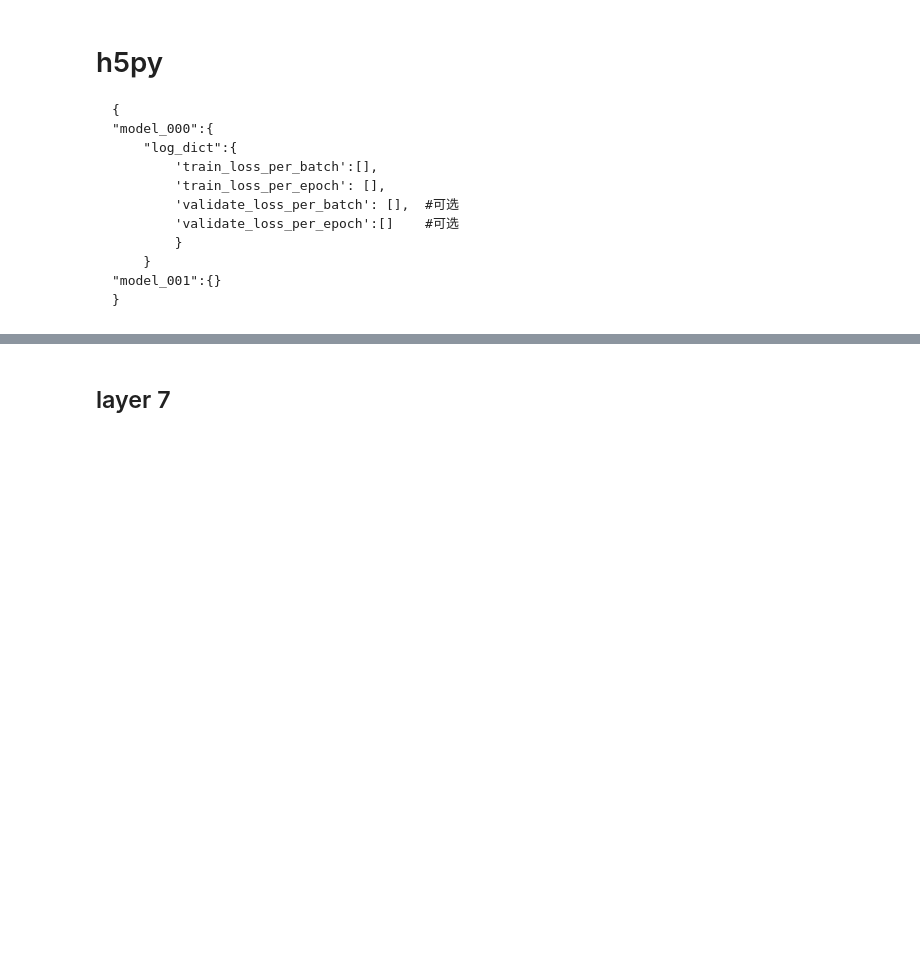
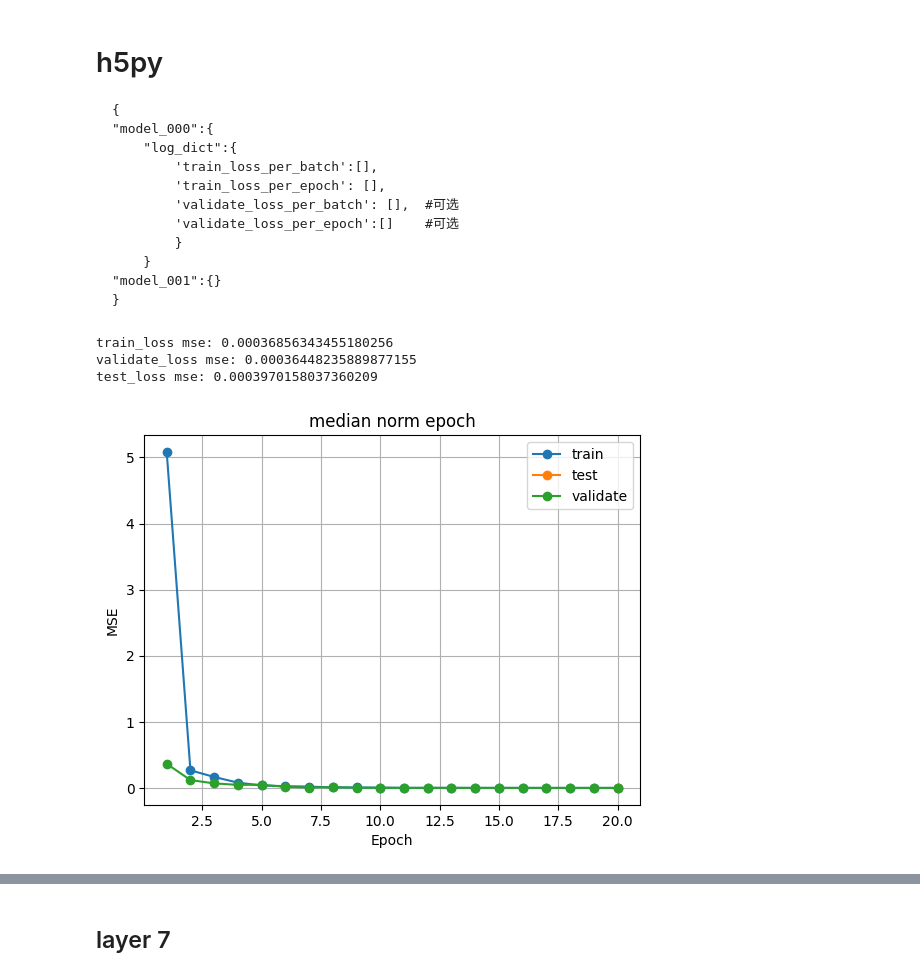
Before and after one commit to Tinrry/anderson, a Jupyter notebook: model_test.ipynb, the cells around one changed output, grey strips where cells are left out. Drawn from its saved outputs; the diff is of its cells as text; code cells hidden in the pictures; blank space fills up the shorter version.

```diff
--- a/model_test.ipynb
+++ b/model_test.ipynb
@@ -46,28 +27,34 @@ np.array(c_h5['anderson'][0,:, 0,0]), np.array(c_h5['chebyshev'][0, :, 0, 0])
 # %%
 def plot_loss_epoch(file, title, n_model='model_000', train_only=False, begin=0):
         with h5py.File(file, 'r') as loss_f:
             train_grp = loss_f[n_model]['log_dict']
             train_loss = train_grp['train_loss_per_epoch'][:]
             validate_loss = train_grp['validate_loss_per_epoch'][:]
 
             test_loss = loss_f[n_model]['test_log_dict']['test_loss_per_epoch'][:]
-
-            train_loss = np.sqrt(np.array(train_loss))
-            validate_loss = np.sqrt(np.array(validate_loss))
-            test_loss = np.sqrt(np.array(test_loss))
+            # plot mse rather rmse , make confuse
+            train_loss = np.array(train_loss)
+            validate_loss = np.array(validate_loss)
+            test_loss = np.array(test_loss)
+            # plt.figure(figsize=(15, 5))
             plt.plot(np.arange(len(train_loss) - begin)+1 + begin, train_loss[begin:], '-o', label='train')
             plt.plot(len(train_loss), test_loss[0], '-o', label='test')
 
             if train_only is False:
                 plt.plot(np.arange(len(validate_loss) - begin)+1 + begin, validate_loss[begin:], '-o', label='validate')
             plt.grid()
             plt.xlabel('Epoch')
-            plt.ylabel('RMSE')
+            plt.ylabel('MSE')
             plt.title(label=title)
             plt.legend()
-            print(f'train_loss : {train_loss[-1]}')
-            print(f'validate_loss : {validate_loss[-1]}')
-            print(f'test_loss : {test_loss[-1]}')
+            print(f'train_loss mse: {train_loss[-1]}')
+            print(f'validate_loss mse: {validate_loss[-1]}')
+            print(f'test_loss mse: {test_loss[-1]}')
+# %% [output]
+train_loss mse: 0.00036856343455180256
+validate_loss mse: 0.00036448235889877155
+test_loss mse: 0.0003970158037360209
+[figure, added]
 # %%
 def plot_loss_batch(file, title, n_model='model_000', train_only=True, begin=0):
         with h5py.File(file, 'r') as loss_f:
```
Also changed, not shown: parts of 24 cells of this notebook, 7 other files.
